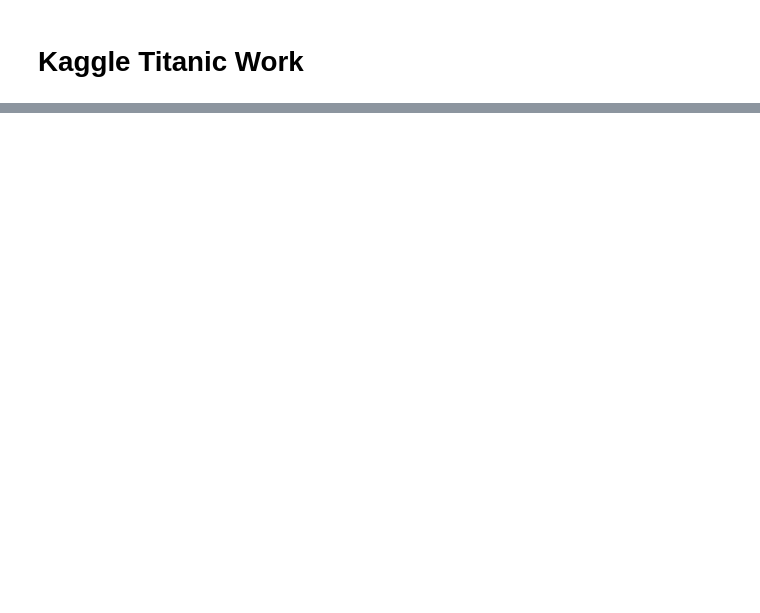
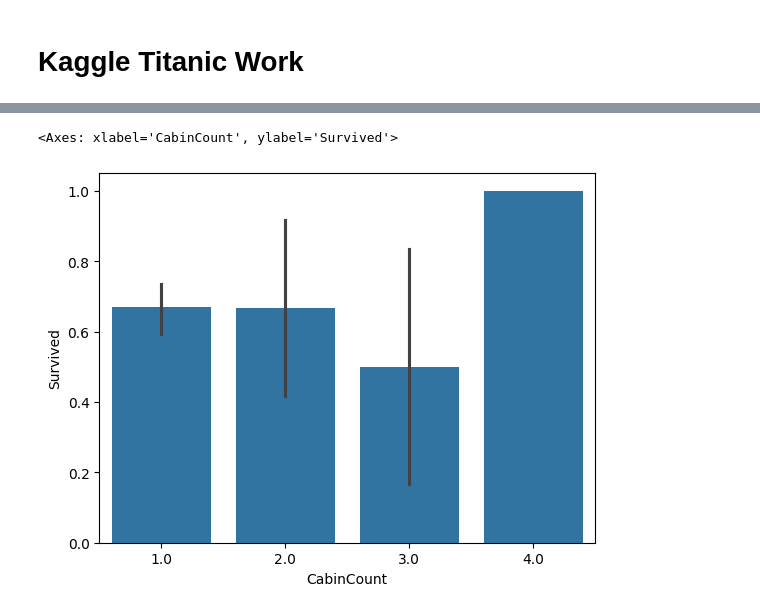
Before and after one commit to lucriver/kaggle-challenges, a Jupyter notebook: titanic/work.ipynb, the cells around one changed output, grey strips where cells are left out. Saved outputs shown, nothing was run; the diff lists cells and outputs as text; code cells hidden in the pictures; blank space fills up the shorter version.

```diff
--- a/titanic/work.ipynb
+++ b/titanic/work.ipynb
@@ -48,0 +130,14 @@ None
+# %%
+def get_cabin_count(x):
+    if type(x) == float:
+        return x
+    if 'F ' in x:
+        x = x[2:]
+    s = [char for char in x.lower() if bool(re.search(r'[a-zA-Z]', char))]
+    return len(s)
+
+df['CabinCount'] = df['Cabin'].apply(get_cabin_count)
+sns.barplot(df, x='CabinCount', y='Survived')
+# %% [output]
+<Axes: xlabel='CabinCount', ylabel='Survived'>
+[figure, added]
```
Also changed, not shown: parts of 43 cells of this notebook, 3 other files.
